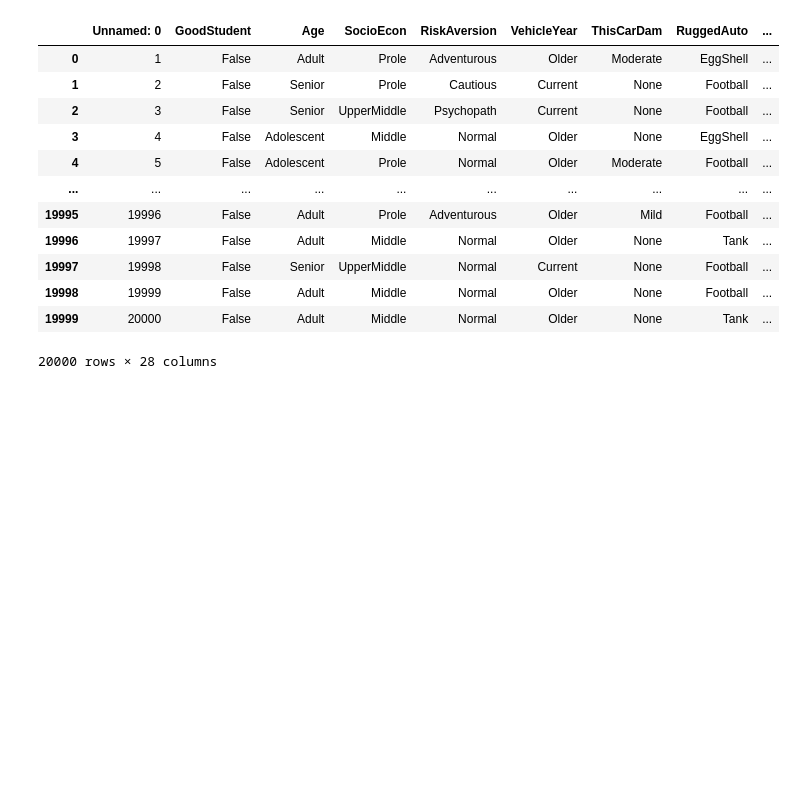
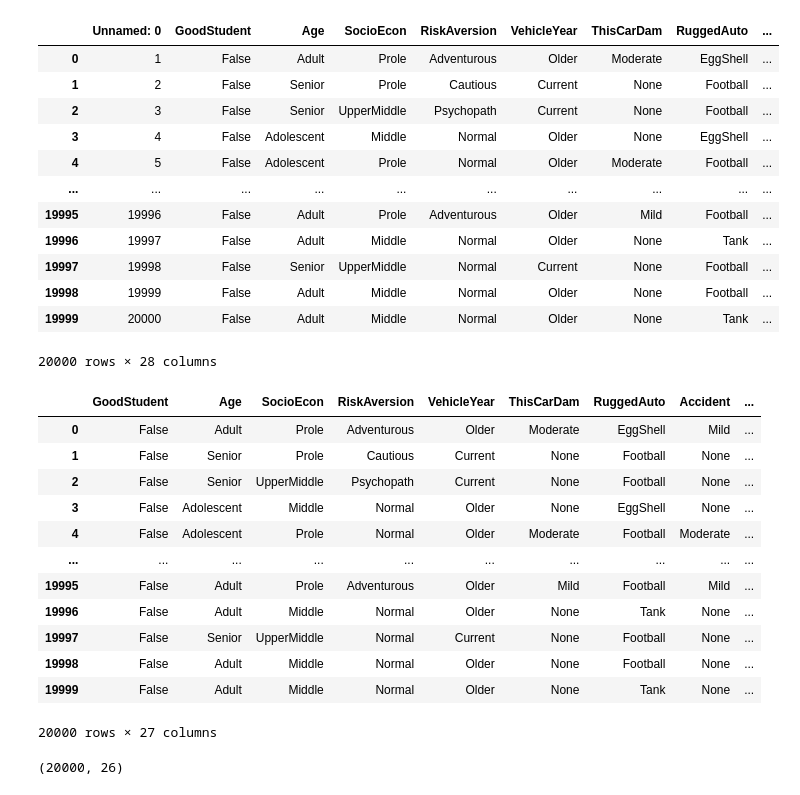
Before and after one commit to miller00315/ia_studies, a Jupyter notebook: random_forest.ipynb, the cells around one changed output. Drawn from its saved outputs; the diff is of its cells as text; code cells hidden in the pictures; blank space fills up the shorter version.

```diff
--- a/random_forest.ipynb
+++ b/random_forest.ipynb
@@ -27,3 +27,38 @@ base
 | 19998 | 19999 | False | Adult | Middle | Normal | Older | None | Football | ... |
 | 19999 | 20000 | False | Adult | Middle | Normal | Older | None | Tank | ... |
 20000 rows × 28 columns
+# %%
+
+'''
+Remover a coluna desnecessária
+'''
+
+base = base.drop(columns = ['Unnamed: 0'])
+
+base
+# %% [output]
+|  | GoodStudent | Age | SocioEcon | RiskAversion | VehicleYear | ThisCarDam | RuggedAuto | Accident | ... |
+| 0 | False | Adult | Prole | Adventurous | Older | Moderate | EggShell | Mild | ... |
+| 1 | False | Senior | Prole | Cautious | Current | None | Football | None | ... |
+| 2 | False | Senior | UpperMiddle | Psychopath | Current | None | Football | None | ... |
+| 3 | False | Adolescent | Middle | Normal | Older | None | EggShell | None | ... |
+| 4 | False | Adolescent | Prole | Normal | Older | Moderate | Football | Moderate | ... |
+| ... | ... | ... | ... | ... | ... | ... | ... | ... | ... |
+| 19995 | False | Adult | Prole | Adventurous | Older | Mild | Football | Mild | ... |
+| 19996 | False | Adult | Middle | Normal | Older | None | Tank | None | ... |
+| 19997 | False | Senior | UpperMiddle | Normal | Current | None | Football | None | ... |
+| 19998 | False | Adult | Middle | Normal | Older | None | Football | None | ... |
+| 19999 | False | Adult | Middle | Normal | Older | None | Tank | None | ... |
+20000 rows × 27 columns
+# %%
+y = base.iloc[:, 7] #variáveis dependentes, todos os items menos a coluna 7
+
+columns = list(range(0, 27))
+
+columns.remove(7)
+
+X = base.iloc[:, columns].values # variáveis explanatórias
+
+X.shape
+# %% [output]
+(20000, 26)
```
Also changed, not shown: parts of 9 cells of this notebook.
